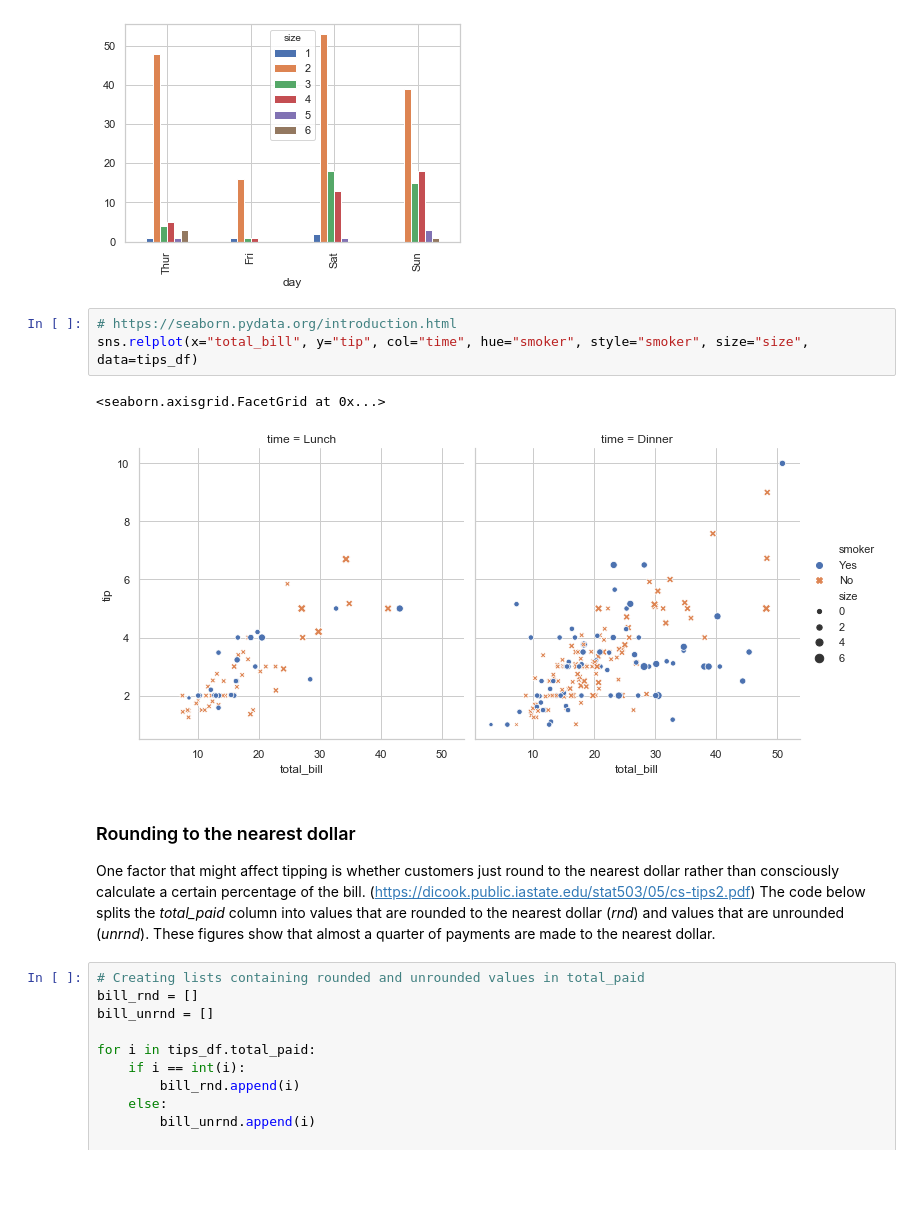
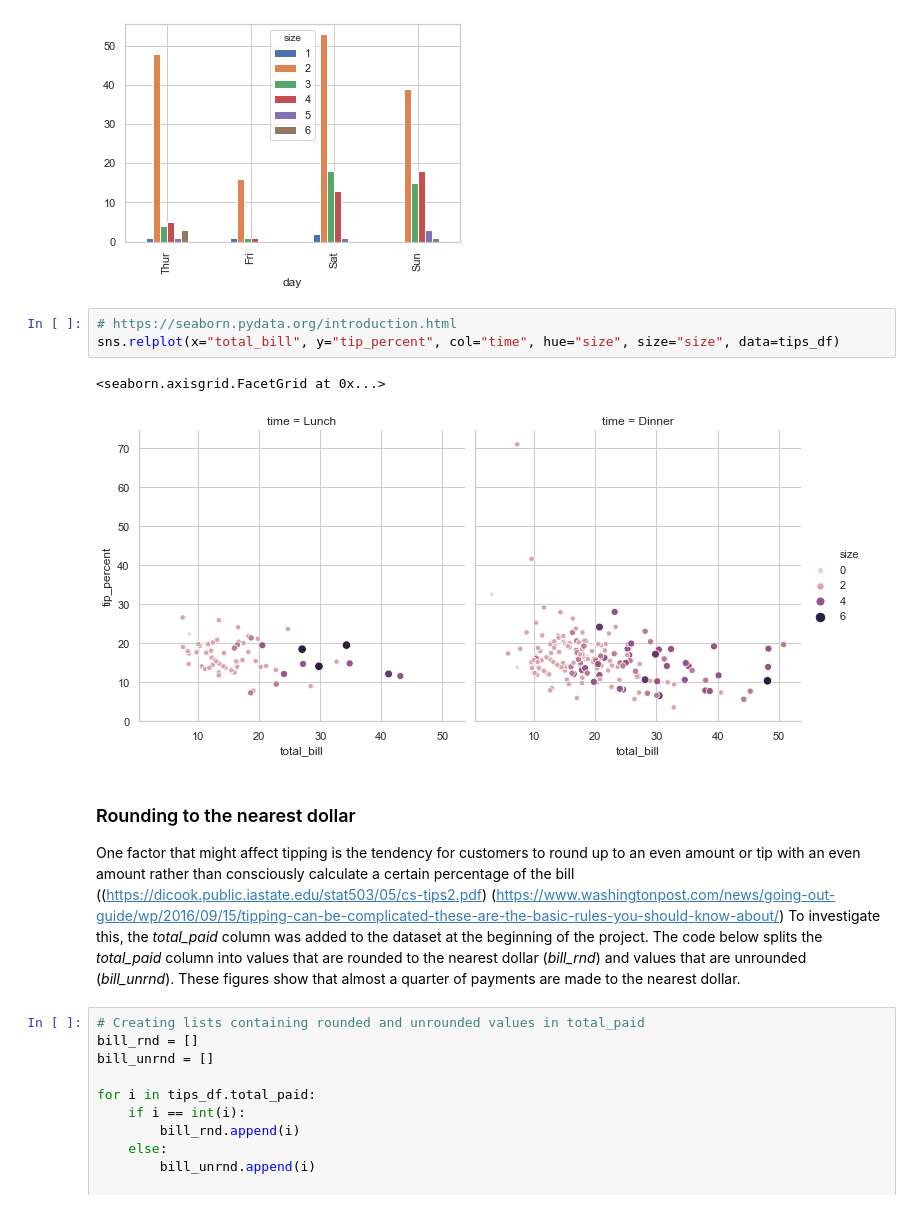
Before and after one commit to jennifer-ryan/fundamentals-project, a Jupyter notebook: tips_dataset_analysis.ipynb, the cells around one changed output. Cells and saved outputs as stored; diff of their text form; blank space fills up the shorter version.

Commit message:
most of size v tips done. logitic regession

```diff
--- a/tips_dataset_analysis.ipynb
+++ b/tips_dataset_analysis.ipynb
@@ -733,14 +753,14 @@ groups.plot.bar()
 [figure]
 # %%
 # https://seaborn.pydata.org/introduction.html
-sns.relplot(x="total_bill", y="tip", col="time", hue="smoker", style="smoker", size="size", data=tips_df)
+sns.relplot(x="total_bill", y="tip_percent", col="time", hue="size", size="size", data=tips_df)
 # %% [output]
 <seaborn.axisgrid.FacetGrid at 0x...>
-[figure, old version]
+[figure, new version]
 # %% [markdown]
 ### Rounding to the nearest dollar
 
-One factor that might affect tipping is whether customers just round to the nearest dollar rather than consciously calculate a certain percentage of the bill. (https://dicook.public.iastate.edu/stat503/05/cs-tips2.pdf) The code below splits the *total_paid* column into values that are rounded to the nearest dollar (*rnd*) and values that are unrounded (*unrnd*). These figures show that almost a quarter of payments are made to the nearest dollar.
+One factor that might affect tipping is the tendency for customers to round up to an even amount or tip with an even amount rather than consciously calculate a certain percentage of the bill ((https://dicook.public.iastate.edu/stat503/05/cs-tips2.pdf) (https://www.washingtonpost.com/news/going-out-guide/wp/2016/09/15/tipping-can-be-complicated-these-are-the-basic-rules-you-should-know-about/) To investigate this, the *total_paid* column was added to the dataset at the beginning of the project. The code below splits the *total_paid* column into values that are rounded to the nearest dollar (*bill_rnd*) and values that are unrounded (*bill_unrnd*). These figures show that almost a quarter of payments are made to the nearest dollar.
 # %%
 # Creating lists containing rounded and unrounded values in total_paid
 bill_rnd = []
```
Also changed, not shown: parts of 57 cells of this notebook.
